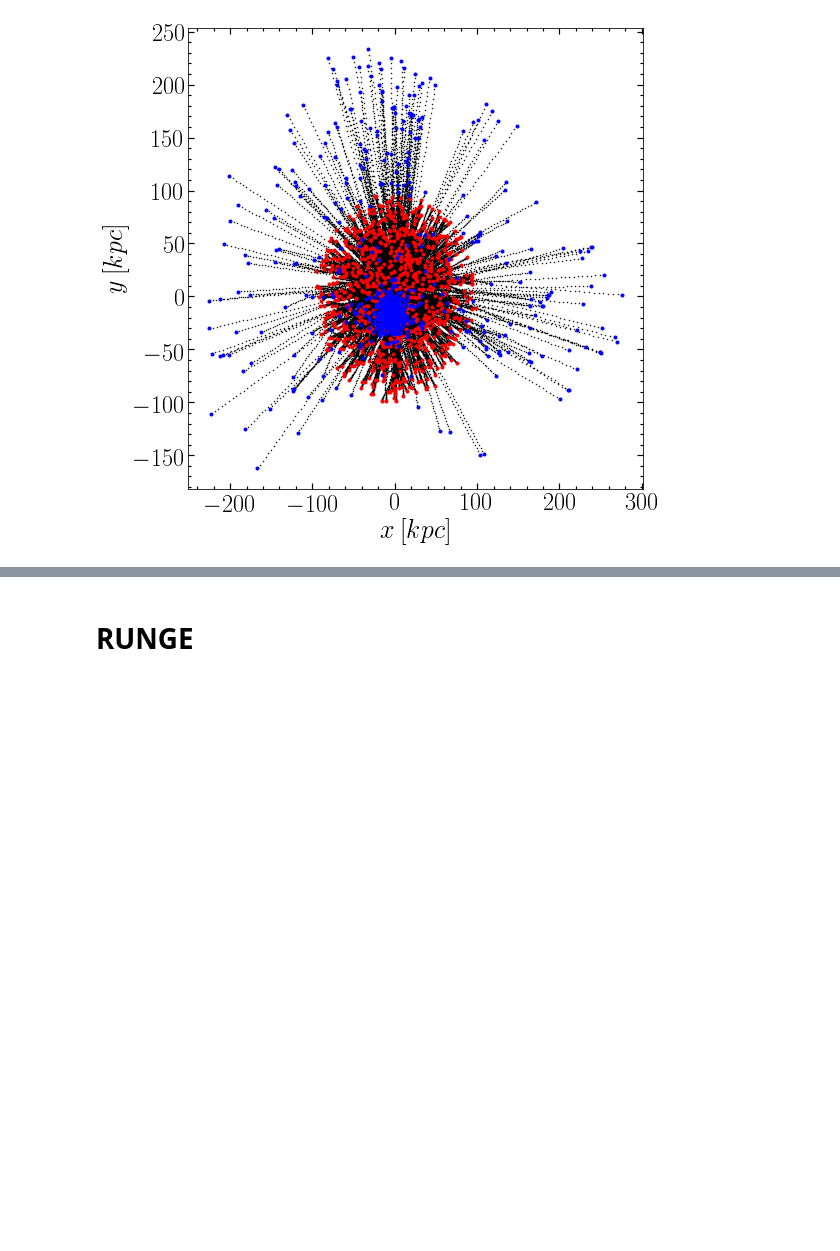
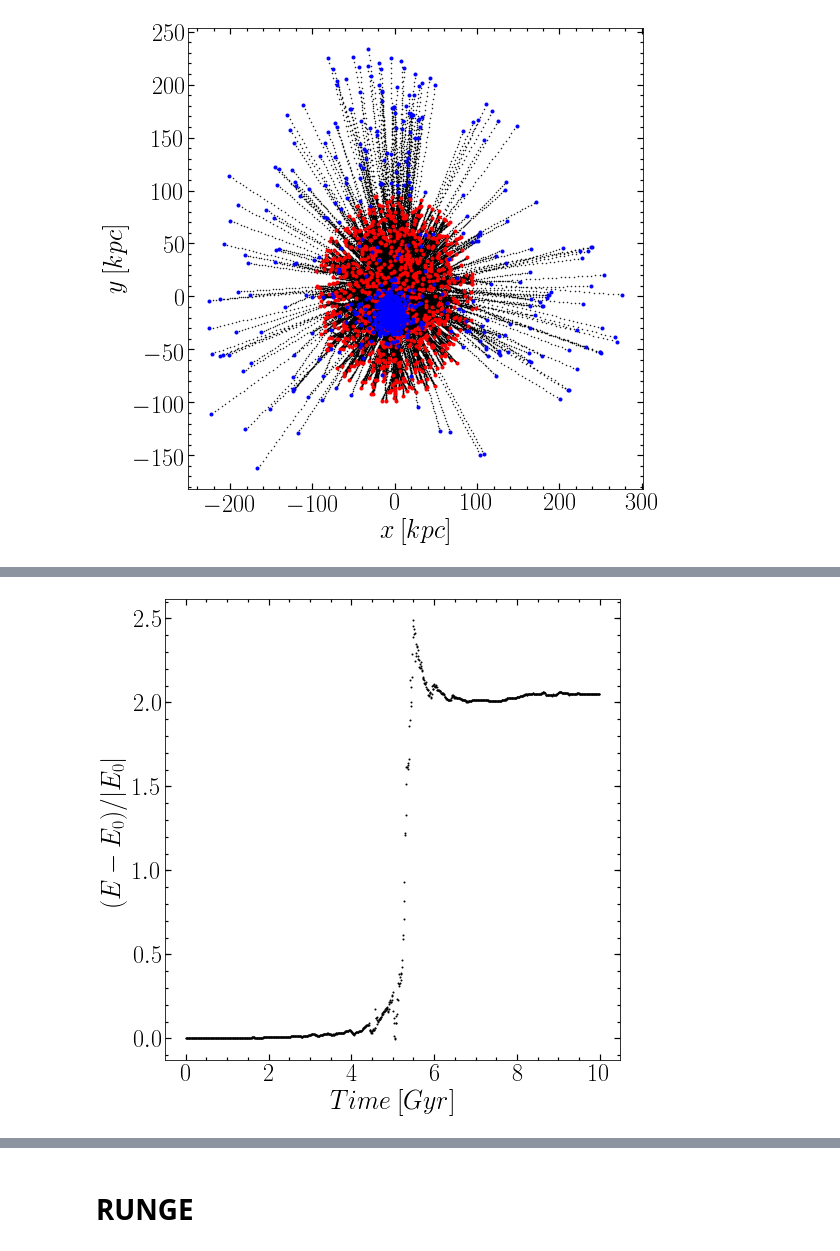
Before and after one commit to ornemarioni/mn2, a Jupyter notebook: N-cuerpos.ipynb, the cells around one changed output, grey strips where cells are left out. Drawn from its saved outputs; the diff is of its cells as text; code cells hidden in the pictures; blank space fills up the shorter version.

```diff
--- a/N-cuerpos.ipynb
+++ b/N-cuerpos.ipynb
@@ -83,8 +83,8 @@ ax,ay,az = integradores_modificado.aceleracion(eps,m,x,y,z)
 # %% [markdown]
 ### Acá definimos el paso y el numero de pasos
 # %%
-dt = 0.0001  #paso
-nit = 100000   #numero de pasos
+dt = 0.001  #paso
+nit = 10000   #numero de pasos
 # %% [markdown]
 # EULER
 # %%
@@ -172,0 +179,7 @@ plt.show()
+# %%
+from energia import *
+
+e_pot = np.zeros([nit/10,N])
+
+for i in np.arange(nit/10):
+    e_pot[i] = energia.epot(eps,m,xf[i,:],yf[i,:],zf[i,:])
@@ -172,0 +203,22 @@ plt.show()
+# %%
+from __future__ import unicode_literals
+
+matplotlib.rcParams['text.usetex'] = True
+matplotlib.rcParams['text.latex.unicode'] = True
+
+fig=plt.figure(1, figsize=(8,8))
+fig.subplots_adjust(bottom=0.15, left =0.16, right = 0.95, top = 0.95)
+ax=fig.add_subplot(111)
+ax.plot(time,dE,'.k', markersize=2)
+# ax.set_xlim(-apo-10,p+10)
+# ax.set_ylim(-0.2,0.2)
+ax.minorticks_on()
+ax.tick_params( labelsize=24)
+ax.tick_params('both', length=3, width=1.2,which='minor', direction='in', right='on',top='on')
+ax.tick_params('both', length=6, width=1.2,which='major', direction='in', right='on',top='on')
+ax.set_ylabel(r'$(E-E_{0})/|E_{0}|$', fontsize=26)
+ax.set_xlabel(r'$\marthrm{Time\:[Gyr]}$',fontsize=26)
+# fig.savefig('/home/ornela/Dropbox/AAA_2017/escrito/BAAA_2018_art/fig_05.pdf', dpi = 100)
+plt.show()
+# %% [output]
+[figure, added]
```
Also changed, not shown: parts of 27 cells of this notebook, 7 other files.
